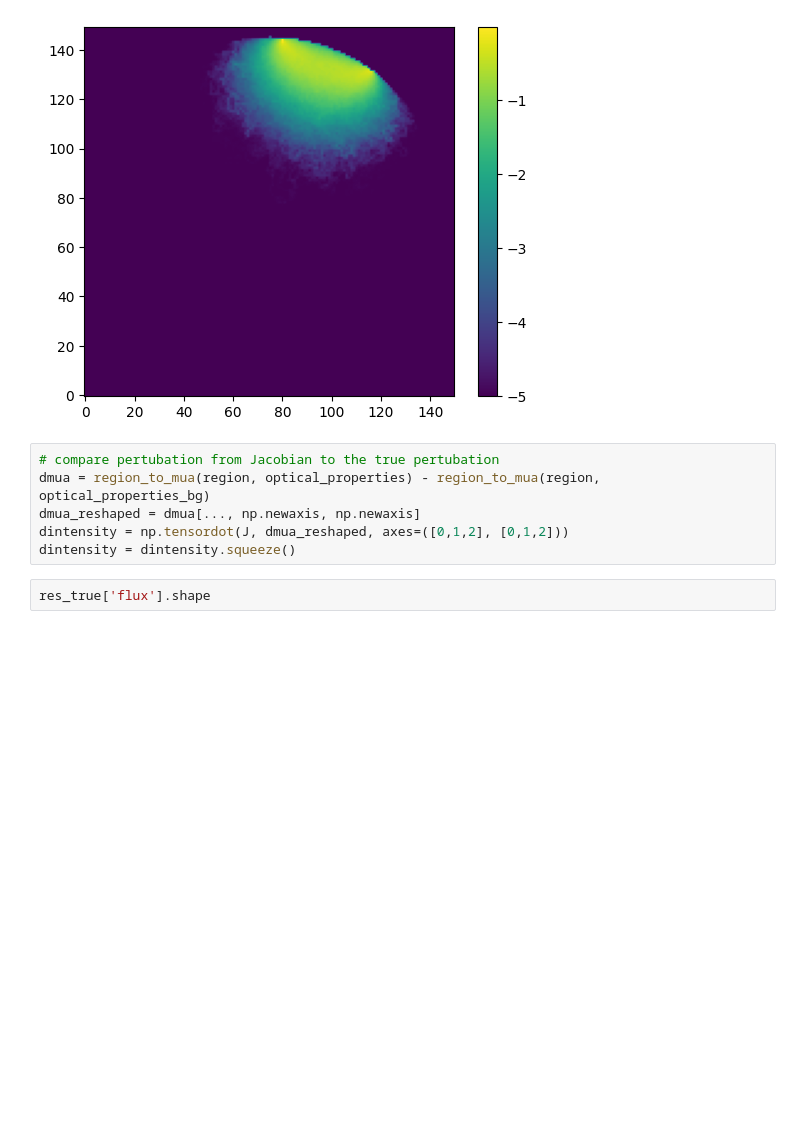
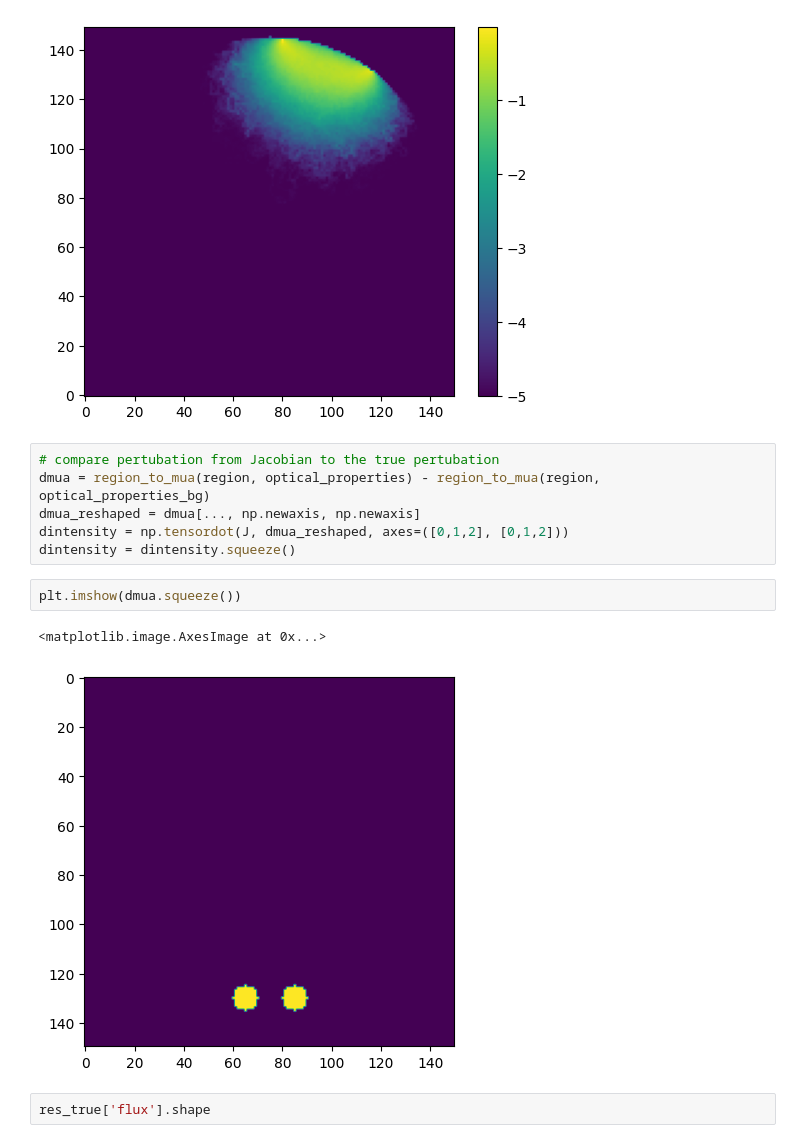
Before and after one commit to neural-imagery/tomography-experiments, a Jupyter notebook: 3d/main.ipynb, the cells around one changed output. Cells and saved outputs as stored; diff of their text form; blank space fills up the shorter version.

```diff
--- a/3d/main.ipynb
+++ b/3d/main.ipynb
@@ -238,6 +267,11 @@ dmua = region_to_mua(region, optical_properties) - region_to_mua(region, optical
 dmua_reshaped = dmua[..., np.newaxis, np.newaxis]
 dintensity = np.tensordot(J, dmua_reshaped, axes=([0,1,2], [0,1,2]))
 dintensity = dintensity.squeeze()
+# %%
+plt.imshow(dmua.squeeze())
+# %% [output]
+<matplotlib.image.AxesImage at 0x...>
+[figure, added]
 # %%
 res_true['flux'].shape
 # %% [output]
```
Also changed, not shown: parts of 18 cells of this notebook, 4 other files.
